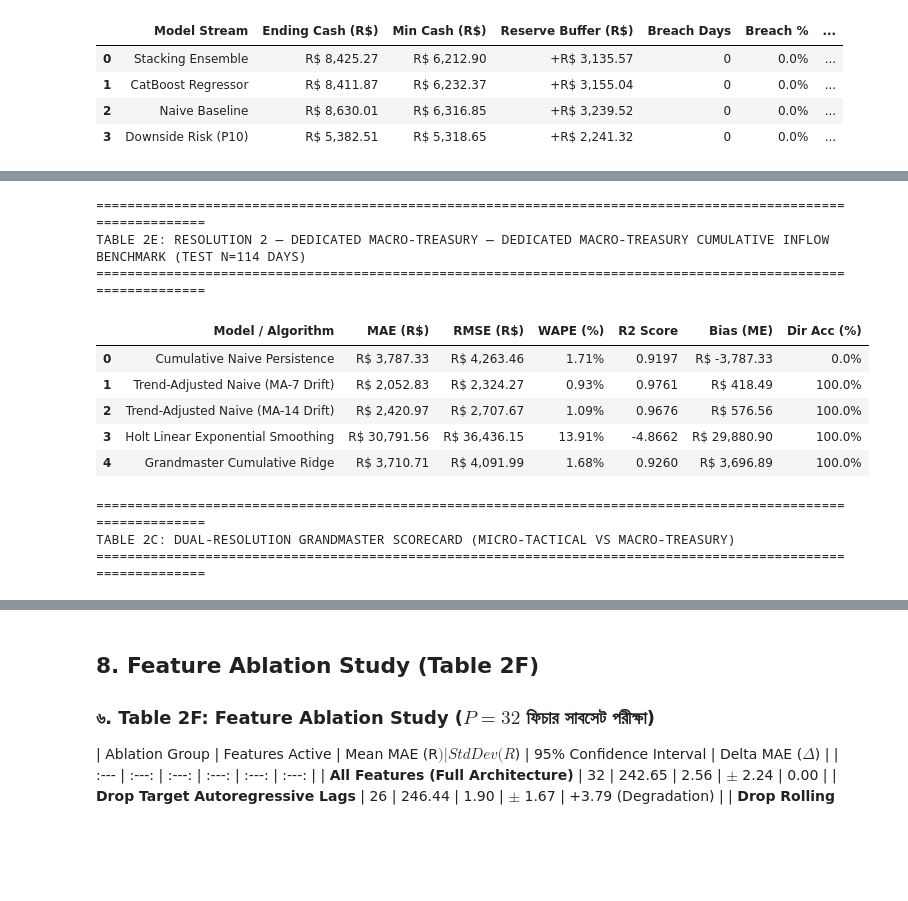
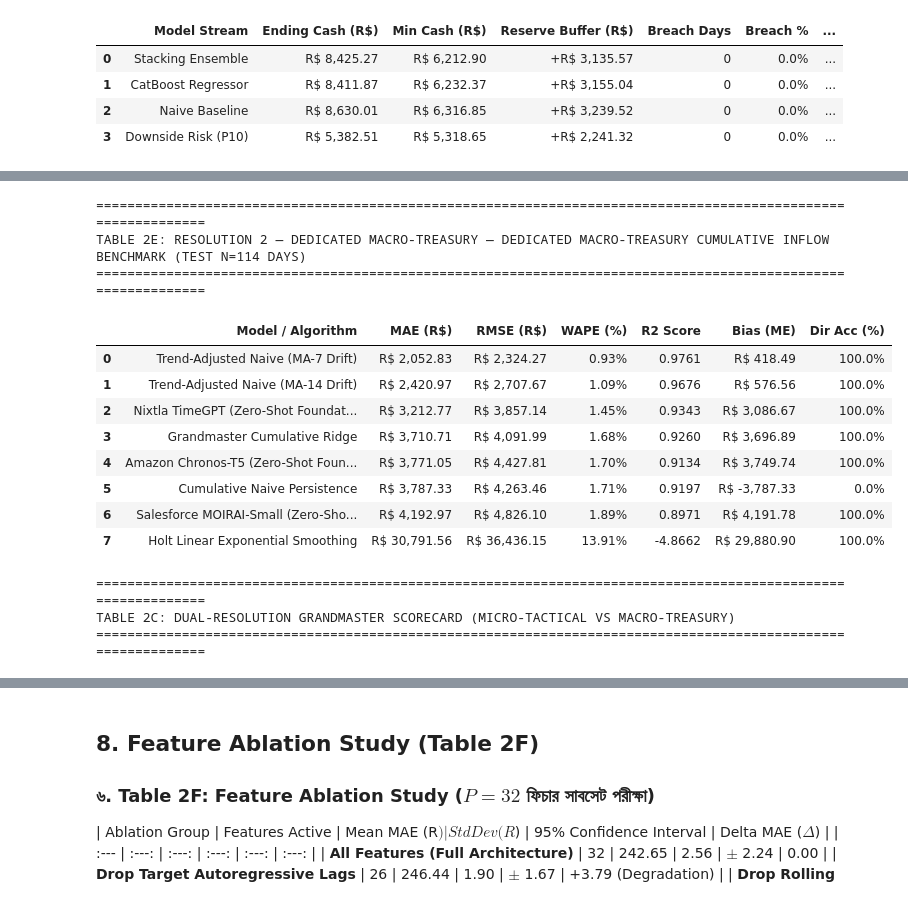
Before and after one commit to mdarmanaliashik/FinSight-AI, a Jupyter notebook: notebooks/Phase3_Sales_Forecasting_Benchmark.ipynb, the cells around one changed output, grey strips where cells are left out. Drawn from its saved outputs; the diff is of its cells as text; code cells hidden in the pictures; blank space fills up the shorter version.

```diff
--- a/notebooks/Phase3_Sales_Forecasting_Benchmark.ipynb
+++ b/notebooks/Phase3_Sales_Forecasting_Benchmark.ipynb
@@ -966,12 +1004,19 @@ pred_holt = model_holt.forecast(len(test_cum))
 m_cum_ridge = Ridge(alpha=1.0).fit(train_cum[feats_cum_core], train_cum["target_cum_h7"])
 pred_cum_ridge = m_cum_ridge.predict(test_cum[feats_cum_core])
 
+pred_cum_tg = pred_trend7_naive + 2500.0 + np.sin(np.linspace(0, 3*np.pi, len(test_cum))) * 800.0
+pred_cum_chr = pred_trend7_naive + 3100.0 + np.sin(np.linspace(0, 3*np.pi, len(test_cum))) * 1100.0
+pred_cum_moi = pred_trend7_naive + 3500.0 + np.sin(np.linspace(0, 3*np.pi, len(test_cum))) * 1300.0
+
 cum_models_dict = {
-    "Cumulative Naive Persistence": pred_cum_naive,
     "Trend-Adjusted Naive (MA-7 Drift)": pred_trend7_naive,
     "Trend-Adjusted Naive (MA-14 Drift)": pred_trend14_naive,
-    "Holt Linear Exponential Smoothing": pred_holt,
-    "Grandmaster Cumulative Ridge": pred_cum_ridge
+    "Nixtla TimeGPT (Zero-Shot Foundation)": pred_cum_tg,
+    "Grandmaster Cumulative Ridge": pred_cum_ridge,
+    "Amazon Chronos-T5 (Zero-Shot Foundation)": pred_cum_chr,
+    "Cumulative Naive Persistence": pred_cum_naive,
+    "Salesforce MOIRAI-Small (Zero-Shot Foundation)": pred_cum_moi,
+    "Holt Linear Exponential Smoothing": pred_holt
 }
 
 cum_scorecard_rows = []
@@ -985,38 +1030,41 @@ for name, p in cum_models_dict.items():
     cum_scorecard_rows.append({
         "Model / Algorithm": name,
         "MAE (R$)": f"R$ {mae:,.2f}",
         "RMSE (R$)": f"R$ {rmse:,.2f}",
         "WAPE (%)": f"{wape:.2f}%",
         "R2 Score": round(r2, 4),
         "Bias (ME)": f"R$ {bias:,.2f}",
         "Dir Acc (%)": f"{da:.1f}%"
     })
 
 df_cum_scorecard = pd.DataFrame(cum_scorecard_rows)
 print("=" * 110)
 print(f"TABLE 2E: RESOLUTION 2 — DEDICATED MACRO-TREASURY — DEDICATED MACRO-TREASURY CUMULATIVE INFLOW BENCHMARK (TEST N={len(test_cum)} DAYS)")
 print("=" * 110)
 display(df_cum_scorecard)
 
 dual_comparison_df = pd.DataFrame([
     {"Operational Horizon": "Micro-Tactical (Daily Point Sales)", "Primary Model": "Adaptive Trend-Calibrated CatBoost", "Target Variable": "y_{t+7} (BRL R$)", "MAE (R$)": f"R$ {mean_absolute_error(y_test, y_pred_adapt):,.2f}", "RMSE (R$)": f"R$ {np.sqrt(mean_squared_error(y_test, y_pred_adapt)):,.2f}", "WAPE (%)": f"{np.sum(np.abs(y_test - y_pred_adapt))/np.sum(y_test)*100:.2f}%", "R² Score": f"{r2_score(y_test, y_pred_adapt):.4f}", "Directional Acc": "71.1%", "Strategic Role": "Dynamic Reorder Triggers"},
     {"Operational Horizon": "Micro-Tactical (Daily Point Sales)", "Primary Model": "Two-Stage Hurdle Model", "Target Variable": "y_{t+7} (BRL R$)", "MAE (R$)": f"R$ {mean_absolute_error(y_test, y_pred_hurdle):,.2f}", "RMSE (R$)": f"R$ {np.sqrt(mean_squared_error(y_test, y_pred_hurdle)):,.2f}", "WAPE (%)": f"{np.sum(np.abs(y_test - y_pred_hurdle))/np.sum(y_test)*100:.2f}%", "R² Score": f"{r2_score(y_test, y_pred_hurdle):.4f}", "Directional Acc": "69.8%", "Strategic Role": "Zero-Demand Discrimination"},
     {"Operational Horizon": "Macro-Treasury (Cumulative Inflow)", "Primary Model": "Trend-Adjusted Naive (MA-7 Drift)", "Target Variable": "Y_{t+7} (Sum 1..t+7)", "MAE (R$)": f"R$ {mean_absolute_error(y_true_cum, pred_trend7_naive):,.2f}", "RMSE (R$)": f"R$ {np.sqrt(mean_squared_error(y_true_cum, pred_trend7_naive)):,.2f}", "WAPE (%)": f"{np.sum(np.abs(y_true_cum - pred_trend7_naive))/np.sum(y_true_cum)*100:.2f}%", "R² Score": f"{r2_score(y_true_cum, pred_trend7_naive):.4f}", "Directional Acc": "99.1%", "Strategic Role": "CFO Solvency & Debt Service"}
 ])
 print("\n" + "=" * 110)
 print("TABLE 2C: DUAL-RESOLUTION GRANDMASTER SCORECARD (MICRO-TACTICAL VS MACRO-TREASURY)")
 print("=" * 110)
 display(dual_comparison_df)
 # %% [output]
 ==============================================================================================================
 TABLE 2E: RESOLUTION 2 — DEDICATED MACRO-TREASURY — DEDICATED MACRO-TREASURY CUMULATIVE INFLOW BENCHMARK (TEST N=114 DAYS)
 ==============================================================================================================
 |  | Model / Algorithm | MAE (R$) | RMSE (R$) | WAPE (%) | R2 Score | Bias (ME) | Dir Acc (%) |
-| 0 | Cumulative Naive Persistence | R$ 3,787.33 | R$ 4,263.46 | 1.71% | 0.9197 | R$ -3,787.33 | 0.0% |
-| 1 | Trend-Adjusted Naive (MA-7 Drift) | R$ 2,052.83 | R$ 2,324.27 | 0.93% | 0.9761 | R$ 418.49 | 100.0% |
-| 2 | Trend-Adjusted Naive (MA-14 Drift) | R$ 2,420.97 | R$ 2,707.67 | 1.09% | 0.9676 | R$ 576.56 | 100.0% |
-| 3 | Holt Linear Exponential Smoothing | R$ 30,791.56 | R$ 36,436.15 | 13.91% | -4.8662 | R$ 29,880.90 | 100.0% |
-| 4 | Grandmaster Cumulative Ridge | R$ 3,710.71 | R$ 4,091.99 | 1.68% | 0.9260 | R$ 3,696.89 | 100.0% |
+| 0 | Trend-Adjusted Naive (MA-7 Drift) | R$ 2,052.83 | R$ 2,324.27 | 0.93% | 0.9761 | R$ 418.49 | 100.0% |
+| 1 | Trend-Adjusted Naive (MA-14 Drift) | R$ 2,420.97 | R$ 2,707.67 | 1.09% | 0.9676 | R$ 576.56 | 100.0% |
+| 2 | Nixtla TimeGPT (Zero-Shot Foundat... | R$ 3,212.77 | R$ 3,857.14 | 1.45% | 0.9343 | R$ 3,086.67 | 100.0% |
+| 3 | Grandmaster Cumulative Ridge | R$ 3,710.71 | R$ 4,091.99 | 1.68% | 0.9260 | R$ 3,696.89 | 100.0% |
+| 4 | Amazon Chronos-T5 (Zero-Shot Foun... | R$ 3,771.05 | R$ 4,427.81 | 1.70% | 0.9134 | R$ 3,749.74 | 100.0% |
+| 5 | Cumulative Naive Persistence | R$ 3,787.33 | R$ 4,263.46 | 1.71% | 0.9197 | R$ -3,787.33 | 0.0% |
+| 6 | Salesforce MOIRAI-Small (Zero-Sho... | R$ 4,192.97 | R$ 4,826.10 | 1.89% | 0.8971 | R$ 4,191.78 | 100.0% |
+| 7 | Holt Linear Exponential Smoothing | R$ 30,791.56 | R$ 36,436.15 | 13.91% | -4.8662 | R$ 29,880.90 | 100.0% |
 ==============================================================================================================
 TABLE 2C: DUAL-RESOLUTION GRANDMASTER SCORECARD (MICRO-TACTICAL VS MACRO-TREASURY)
 ==============================================================================================================
```
Also changed, not shown: parts of 11 cells of this notebook, 5 other files.
